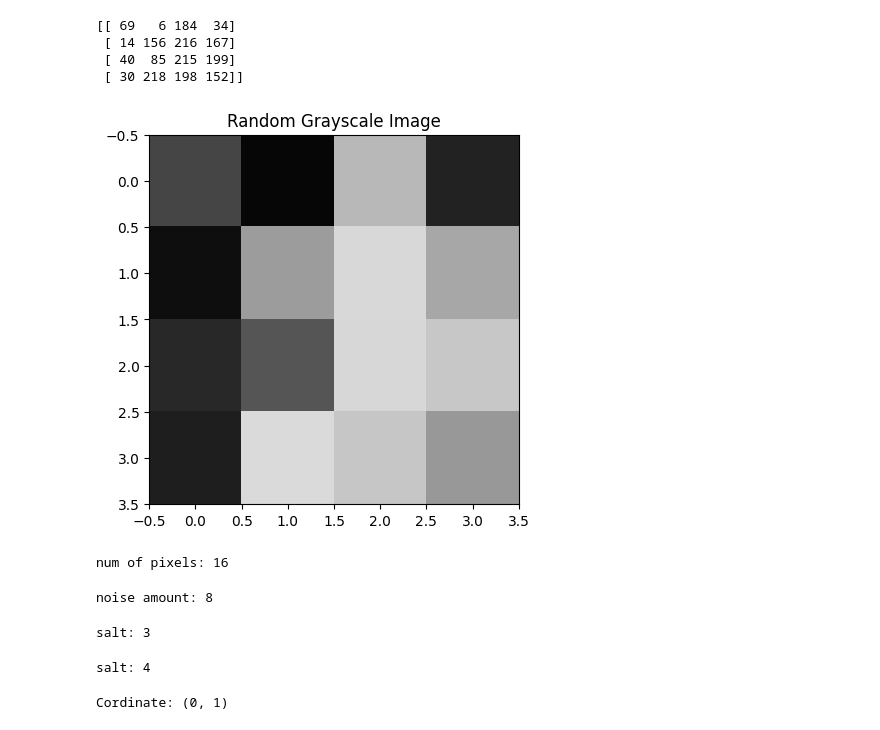
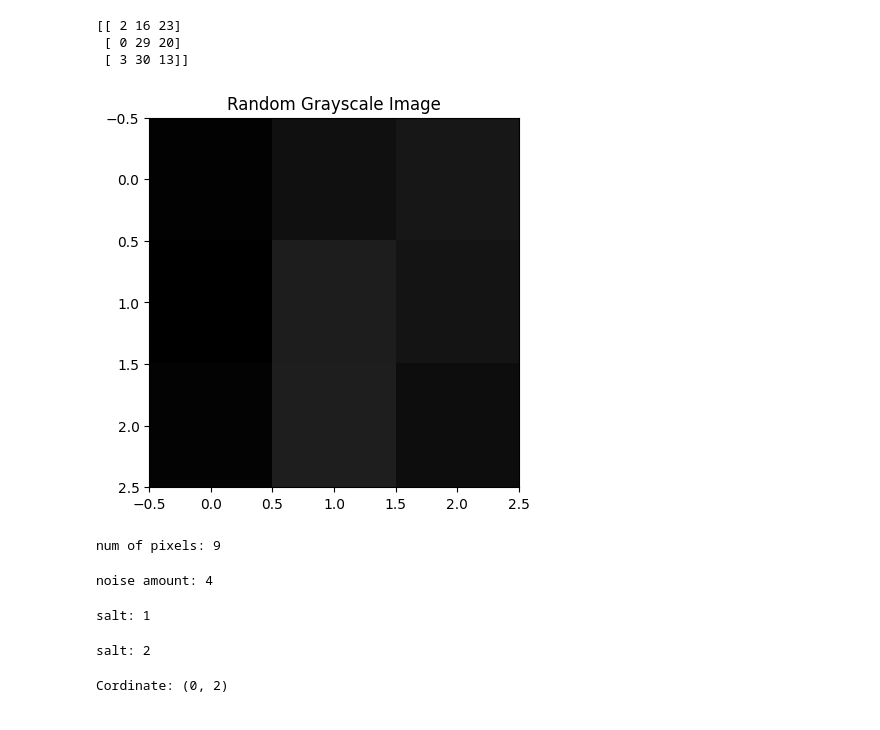
Before and after one commit to fahimahammed/digital-image-processing, a Jupyter notebook: test.ipynb, the cells around one changed output. Cells and saved outputs as stored; diff of their text form; code cells hidden in the pictures.

```diff
--- a/test.ipynb
+++ b/test.ipynb
@@ -3,48 +3,47 @@ import numpy as np
 import matplotlib.pyplot as plt
 # %%
 # Dimensions of the image
-image_height = 4
-image_width = 4
+image_height = 3
+image_width = 3
 
 # Generate a random grayscale image
-random_image = np.random.randint(0, 256, size=(image_height, image_width), dtype=np.uint8)
+random_image = np.random.randint(0, 50, size=(image_height, image_width), dtype=np.uint8)
 print(random_image)
 
 # Display the random image using matplotlib
 plt.imshow(random_image, cmap='gray', vmin=0, vmax=255)
 plt.title('Random Grayscale Image')
 plt.show()
 # %% [output]
-[[ 69   6 184  34]
- [ 14 156 216 167]
- [ 40  85 215 199]
- [ 30 218 198 152]]
+[[ 2 16 23]
+ [ 0 29 20]
+ [ 3 30 13]]
-[figure, old version]
+[figure, new version]
 # %%
 numOfPixels = random_image.size
 print(f"num of pixels: {numOfPixels}")
 # %% [output]
-num of pixels: 16
+num of pixels: 9
 # %%
 noiseAmount = int(numOfPixels * 0.5)
 print(f"noise amount: {noiseAmount}")
 # %% [output]
-noise amount: 8
+noise amount: 4
 # %%
 numOfSaltPixel = int(numOfPixels * 0.20)
 print(f"salt: {numOfSaltPixel}")
 # %% [output]
-salt: 3
+salt: 1
 # %%
 numOfPepperPixel = int(numOfPixels * 0.30)
 print(f"salt: {numOfPepperPixel}")
 # %% [output]
-salt: 4
+salt: 2
 # %%
 xCor, yCor = np.random.randint(0, (random_image.shape[0], random_image.shape[1]))
 print(f"Cordinate: {xCor, yCor}")
 # %% [output]
-Cordinate: (0, 1)
+Cordinate: (0, 2)
 # %%
 print(random_image.shape)
 # %% [output]
```
Also changed, not shown: parts of 3 cells of this notebook, 1 other file.
